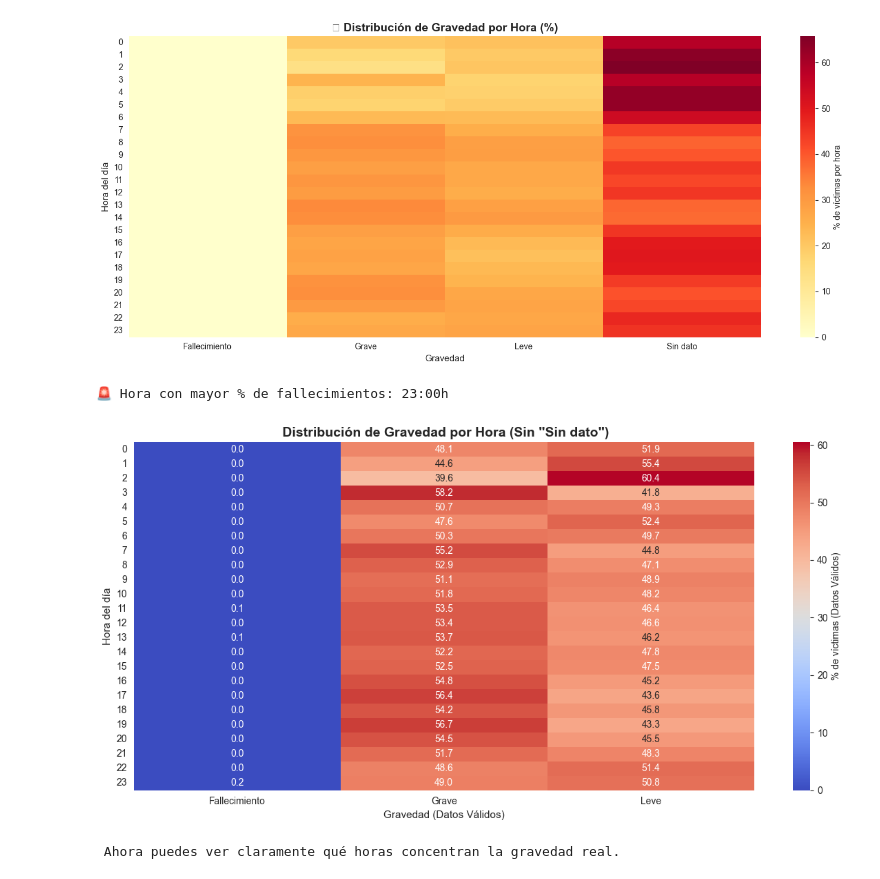
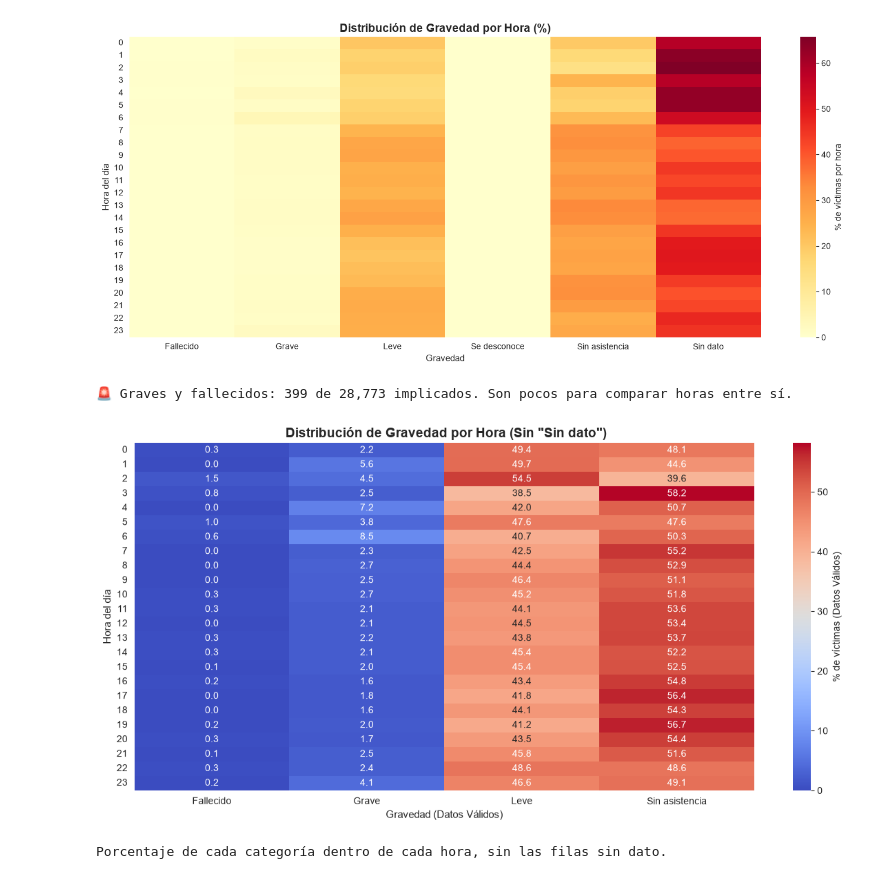
Before and after one commit to jleonceo/accident-intelligent-agent, a Jupyter notebook: notebooks/01_eda_exploratorio.ipynb, the cells around one changed output. Saved outputs shown, nothing was run; the diff lists cells and outputs as text; code cells hidden in the pictures.

```diff
--- a/notebooks/01_eda_exploratorio.ipynb
+++ b/notebooks/01_eda_exploratorio.ipynb
@@ -177,33 +137,38 @@ involved['lesividad'] = pd.to_numeric(involved['lesividad'], errors='coerce')
 # 2️⃣ Crear columna de gravedad categorizada (mapeo oficial del dataset)
 def categorizar_lesividad(valor):
     """
-    Mapea el código numérico de lesividad a categoría legible.
-    Escala oficial: NULL=sin dato, 1-7=leve, 14=grave, 77=fallecimiento
+    Mapea el código numérico de lesividad a categoría legible, según la estructura
+    oficial de los datos del Ayuntamiento de Madrid (Estructura DS Accidentes tráfico
+    desde 2019): 1, 2, 5, 6 y 7 leve; 3 grave (ingreso de más de 24 horas);
+    4 fallecido en 24 horas; 14 sin asistencia sanitaria; 77 se desconoce.
     """
     if pd.isna(valor):
         return 'Sin dato'
-    elif valor in [1, 2, 3, 4, 5, 6, 7]:
+    elif valor in [1, 2, 5, 6, 7]:
         return 'Leve'
+    elif valor == 3:
+        return 'Grave'
+    elif valor == 4:
+        return 'Fallecido'
     elif valor == 14:
-        return 'Grave'
+        return 'Sin asistencia'
     elif valor == 77:
-        return 'Fallecimiento'
+        return 'Se desconoce'
     else:
-        return 'Desconocido'
+        return 'Otro código'
 
 # Aplicar la función y crear nueva columna
 involved['gravedad_cat'] = involved['lesividad'].apply(categorizar_lesividad)
 
-# 3️⃣ Parsear fecha si es string (formato dd/mm/yy del Excel original)
-if accidents['fecha'].dtype == 'object':
-    accidents['fecha_dt'] = pd.to_datetime(
-        accidents['fecha'],
-        format='%d/%m/%y',
-        errors='coerce'  # Valores inválidos → NaT
-    )
-    # Extraer componentes útiles para análisis temporal
-    accidents['mes'] = accidents['fecha_dt'].dt.month
-    accidents['dia_semana'] = accidents['fecha_dt'].dt.day_name()
+# 3️⃣ Parsear la fecha (el CSV la trae como AAAA-MM-DD)
+accidents['fecha_dt'] = pd.to_datetime(
+    accidents['fecha'],
+    format='%Y-%m-%d',
+    errors='coerce'  # Valores inválidos → NaT
+)
+# Extraer componentes útiles para análisis temporal
+accidents['mes'] = accidents['fecha_dt'].dt.month
+accidents['dia_semana'] = accidents['fecha_dt'].dt.day_name()
 
 # 4️⃣ Asegurar que 'hora' es entero para agrupaciones
 accidents['hora'] = pd.to_numeric(accidents['hora'], errors='coerce').astype('Int64')  # Int64 nullable
@@ -379,47 +349,47 @@ sns.heatmap(crosstab_hora, cmap='YlOrRd', annot=False, fmt='.1f',
             cbar_kws={'label': '% de víctimas por hora'})
 plt.xlabel('Gravedad', fontsize=11)
 plt.ylabel('Hora del día', fontsize=11)
-plt.title('🔴 Distribución de Gravedad por Hora (%)', fontsize=14, fontweight='bold')
+plt.title('Distribución de Gravedad por Hora (%)', fontsize=14, fontweight='bold')
 plt.xticks(rotation=0)
 plt.yticks(rotation=0)
 plt.tight_layout()
 plt.show()
 
 # Insight automático
-if 'Fallecimiento' in crosstab_hora.columns:
-    hora_mas_grave = crosstab_hora['Fallecimiento'].idxmax()
-    print(f"\n🚨 Hora con mayor % de fallecimientos: {hora_mas_grave}:00h")
+con_lesion = df_hora_gravedad['gravedad_cat'].isin(['Grave', 'Fallecido'])
+print(f"\n🚨 Graves y fallecidos: {con_lesion.sum()} de {len(df_hora_gravedad):,} implicados. "
+      f"Son pocos para comparar horas entre sí.")
 # %% [output]
-[figure, old version]
+[figure, new version]
-🚨 Hora con mayor % de fallecimientos: 23:00h
+🚨 Graves y fallecidos: 399 de 28,773 implicados. Son pocos para comparar horas entre sí.
 # %%
 # 🧹 ANÁLISIS LIMPIO: Gravedad por Hora (Excluyendo datos nulos)
 
 # 1. Filtramos solo las filas donde hay información de gravedad
-df_valido = df_hora_gravedad[df_hora_gravedad['gravedad_cat'] != 'Sin dato']
+df_valido = df_hora_gravedad[~df_hora_gravedad['gravedad_cat'].isin(['Sin dato', 'Se desconoce'])]
 
 # 2. Calculamos la tabla cruzada sobre los datos válidos
 crosstab_limpio = pd.crosstab(
     df_valido['hora'],
     df_valido['gravedad_cat'],
     normalize='index'  # % por hora
 ) * 100
 
 # 3. Creamos el Heatmap Limpio
 plt.figure(figsize=(12, 6))
 # Usamos 'flare' o 'coolwarm' para un look más profesional que el por defecto
 sns.heatmap(crosstab_limpio, cmap='coolwarm', annot=True, fmt='.1f',
             cbar_kws={'label': '% de víctimas (Datos Válidos)'})
 
 plt.xlabel('Gravedad (Datos Válidos)', fontsize=11)
 plt.ylabel('Hora del día', fontsize=11)
 plt.title(' Distribución de Gravedad por Hora (Sin "Sin dato")', fontsize=14, fontweight='bold')
 plt.xticks(rotation=0)
 plt.yticks(rotation=0)
 plt.tight_layout()
 plt.show()
 
-print("\n Ahora puedes ver claramente qué horas concentran la gravedad real.")
+print("\nPorcentaje de cada categoría dentro de cada hora, sin las filas sin dato.")
 # %% [output]
-[figure, old version]
+[figure, new version]
- Ahora puedes ver claramente qué horas concentran la gravedad real.
+Porcentaje de cada categoría dentro de cada hora, sin las filas sin dato.
```
Also changed, not shown: parts of 13 cells of this notebook, 8 other files.
